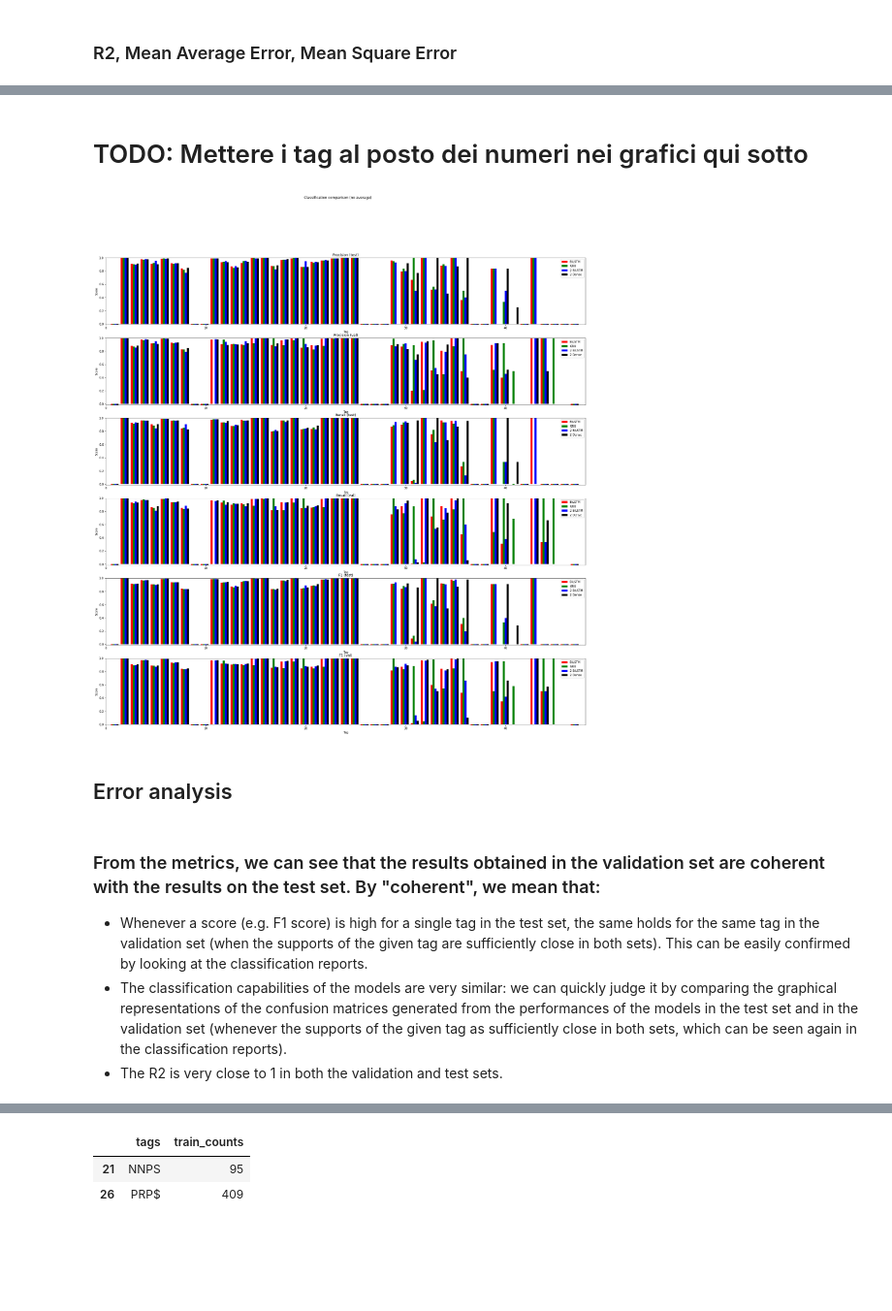
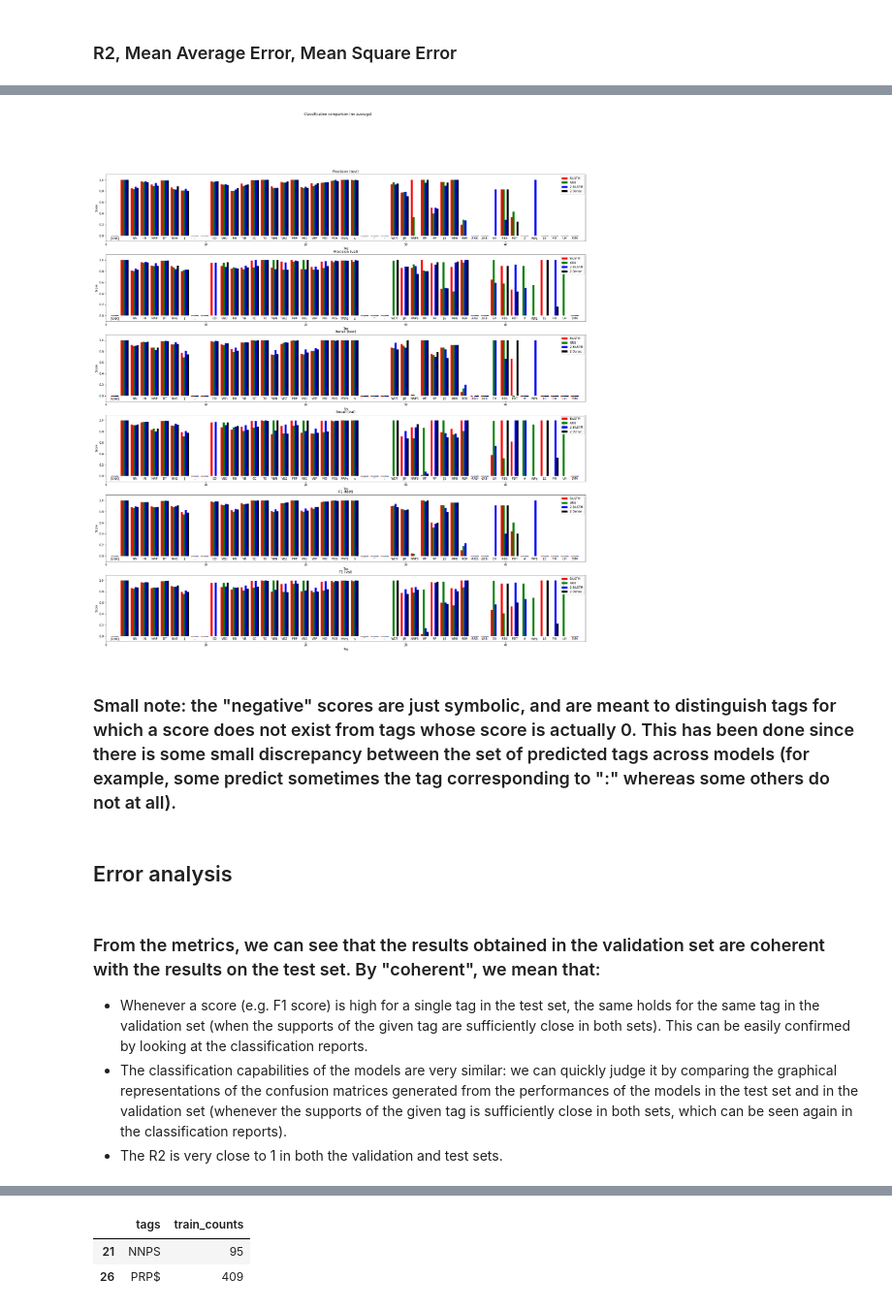
Before and after one commit to Valendrew/pos-tagging-abstractive-qa, a Jupyter notebook: POS_tagging/master_nlp_ass01.ipynb, the cells around one changed output, grey strips where cells are left out. Shown at 97% size. Saved outputs shown, nothing was run; the diff lists cells and outputs as text; code cells hidden in the pictures; blank space fills up the shorter version.

```diff
--- a/POS_tagging/master_nlp_ass01.ipynb
+++ b/POS_tagging/master_nlp_ass01.ipynb
@@ -180,7 +176,7 @@ pyplot.show()
 # %%
 @dataclass
 class ModelConfiguration:
-    EMBEDDING_DIM = 300
+    EMBEDDING_DIM = 200
     MAX_SEQUENCE = 128
     VOCABULARY_SIZE = 15000
 
@@ -308,7 +299,7 @@ test_ds = prepare_data(raw_test_ds)
 # %% [markdown]
 ### Get GloVe vocabulary
 # %%
-glove_path = f"glove.840B.{model_conf.EMBEDDING_DIM}d.txt"
+glove_path = f"glove.6B.{model_conf.EMBEDDING_DIM}d.txt"
 embeddings_index = {}
 with open(glove_path, encoding='utf-8') as f:
     for line in tqdm.tqdm(f):
@@ -1145,8 +1100,18 @@ def fill_no_tags(score_array, score_idx):
     for i in range(len(score_idx)):
         full[score_idx[i]] = score_array[i]
     return np.array(full)
-# %% [markdown]
-# TODO: Mettere i tag al posto dei numeri nei grafici qui sotto
+# %%
+def set_tag_texts(plot):
+  #rep_prop_sorted.sort(key=lambda x: (-x[1][prop], x[0]), reverse=True)
+  #set of bars
+  patches = [rect for rect in plot.patches]
+  #ordered by increasing horizontal coordinate
+  patches.sort(key=lambda x: x.get_x())
+
+  for i in range(len(patches)//4):
+    rects = patches[4*i:4*(i+1)]
+    #Draw text at the bottom of each group of 4 bars the proper tag
+    plot.text(rects[2].get_x(), -.05, voc[i], ha = 'center', va = 'center')
 # %%
 #We can go down at the level of a single class to inspect in more detail if some models are able to detect some classes better than others.
 prfs_bilstm = list(precision_recall_fscore_support(true_no_punct_idx, predBiLSTM_no_punct_idx, average=None,zero_division=0))
@@ -1211,6 +1176,9 @@ fig.suptitle('Classification comparison (no average)')
 width=.2
 labels_axis = np.arange(1, len(voc) + 1 )
 
+lb_y = -.1
+ub_y = 1.1
+
 #Precision
 #Test set
 plots[0].bar(labels_axis-2*width, prfs_bilstm[0], width, label="BiLSTM", color='red')
@@ -1219,11 +1187,12 @@ plots[0].bar(labels_axis, prfs_2bilstm[0], width, label="2 BiLSTM", color='blue'
 plots[0].bar(labels_axis+width, prfs_2dense[0], width, label="2 Dense", color='black')
 plots[0].set_title('Precision (test)')
 
-plots[0].set_ylim([-.01,1])
+plots[0].set_ylim([lb_y,ub_y])
 plots[0].set_xlim([0,len(voc)+1])
 plots[0].set_xlabel('Tag')
 plots[0].set_ylabel('Score')
 plots[0].legend(loc='upper right')
+set_tag_texts(plots[0])
 
 #Validation set
 plots[1].bar(labels_axis-2*width, prfs_bilstm_val[0], width, label="BiLSTM", color='red')
@@ -1232,11 +1201,12 @@ plots[1].bar(labels_axis, prfs_2bilstm_val[0], width, label="2 BiLSTM", color='b
 plots[1].bar(labels_axis+width, prfs_2dense_val[0], width, label="2 Dense", color='black')
 plots[1].set_title('Precision (val)')
 
-plots[1].set_ylim([-.01,1])
+plots[1].set_ylim([lb_y,ub_y])
 plots[1].set_xlim([0,len(voc)+1])
 plots[1].set_xlabel('Tag')
 plots[1].set_ylabel('Score')
 plots[1].legend(loc='upper right')
+set_tag_texts(plots[1])
 
 
 #Recall
@@ -1247,11 +1217,12 @@ plots[2].bar(labels_axis, prfs_2bilstm[1], width, label="2 BiLSTM", color='blue'
 plots[2].bar(labels_axis+width, prfs_2dense[1], width, label="2 Dense", color='black')
 plots[2].set_title('Recall (test)')
 
-plots[2].set_ylim([-.01,1])
+plots[2].set_ylim([lb_y,ub_y])
 plots[2].set_xlim([0,len(voc)+1])
 plots[2].set_xlabel('Tag')
 plots[2].set_ylabel('Score')
 plots[2].legend(loc='upper right')
+set_tag_texts(plots[2])
 
 #Validation set
 plots[3].bar(labels_axis-2*width, prfs_bilstm_val[1], width, label="BiLSTM", color='red')
@@ -1260,47 +1231,52 @@ plots[3].bar(labels_axis, prfs_2bilstm_val[1], width, label="2 BiLSTM", color='b
 plots[3].bar(labels_axis+width, prfs_2dense_val[1], width, label="2 Dense", color='black')
 plots[3].set_title('Recall (val)')
 
-plots[3].set_ylim([-.01,1])
+plots[3].set_ylim([lb_y,ub_y])
 plots[3].set_xlim([0,len(voc)+1])
 plots[3].set_xlabel('Tag')
 plots[3].set_ylabel('Score')
 plots[3].legend(loc='upper right')
+set_tag_texts(plots[3])
 
 #F1
 #Test set
 plots[4].bar(labels_axis-2*width, prfs_bilstm[2], width, label="BiLSTM", color='red')
 plots[4].bar(labels_axis-width, prfs_gru[2], width, label="GRU", color='green')
 plots[4].bar(labels_axis, prfs_2bilstm[2], width, label="2 BiLSTM", color='blue')
 plots[4].bar(labels_axis+width, prfs_2dense[2], width, label="2 Dense", color='black')
 plots[4].set_title('F1 (test)')
 
-plots[4].set_ylim([-.01,1])
+plots[4].set_ylim([lb_y,ub_y])
 plots[4].set_xlim([0,len(voc)+1])
 plots[4].set_xlabel('Tag')
 plots[4].set_ylabel('Score')
 plots[4].legend(loc='upper right')
+set_tag_texts(plots[4])
 
 #Validation set
 plots[5].bar(labels_axis-2*width, prfs_bilstm_val[2], width, label="BiLSTM", color='red')
 plots[5].bar(labels_axis-width, prfs_gru_val[2], width, label="GRU", color='green')
 plots[5].bar(labels_axis, prfs_2bilstm_val[2], width, label="2 BiLSTM", color='blue')
 plots[5].bar(labels_axis+width, prfs_2dense_val[2], width, label="2 Dense", color='black')
 plots[5].set_title('F1 (val)')
 
-plots[5].set_ylim([-.01,1])
+plots[5].set_ylim([lb_y,ub_y])
 plots[5].set_xlim([0,len(voc)+1])
 plots[5].set_xlabel('Tag')
 plots[5].set_ylabel('Score')
 plots[5].legend(loc='upper right')
+set_tag_texts(plots[5])
 
 pyplot.show()
 # %% [output]
-[figure, old version]
+[figure, new version]
+# %% [markdown]
+### Small note: the "negative" scores are just symbolic, and are meant to distinguish tags for which a score does not exist from tags whose score is actually 0. This has been done since there is some small discrepancy between the set of predicted tags across models (for example, some predict sometimes the tag corresponding to ":" whereas some others do not at all).
 # %% [markdown]
 ## Error analysis
 # %% [markdown]
 ### From the metrics, we can see that the results obtained in the validation set are coherent with the results on the test set. By "coherent", we mean that:
 - Whenever a score (e.g. F1 score) is high for a single tag in the test set, the same holds for the same tag in the validation set (when the supports of the given tag are sufficiently close in both sets). This can be easily confirmed by looking at the classification reports.
-- The classification capabilities of the models are very similar: we can quickly judge it by comparing the graphical representations of the confusion matrices generated from the performances of the models in the test set and in the validation set (whenever the supports of the given tag as sufficiently close in both sets, which can be seen again in the classification reports).
+- The classification capabilities of the models are very similar: we can quickly judge it by comparing the graphical representations of the confusion matrices generated from the performances of the models in the test set and in the validation set (whenever the supports of the given tag is sufficiently close in both sets, which can be seen again in the classification reports).
 - The R2 is very close to 1 in both the validation and test sets.
 # %% [markdown]
```
Also changed, not shown: parts of 39 cells of this notebook.
